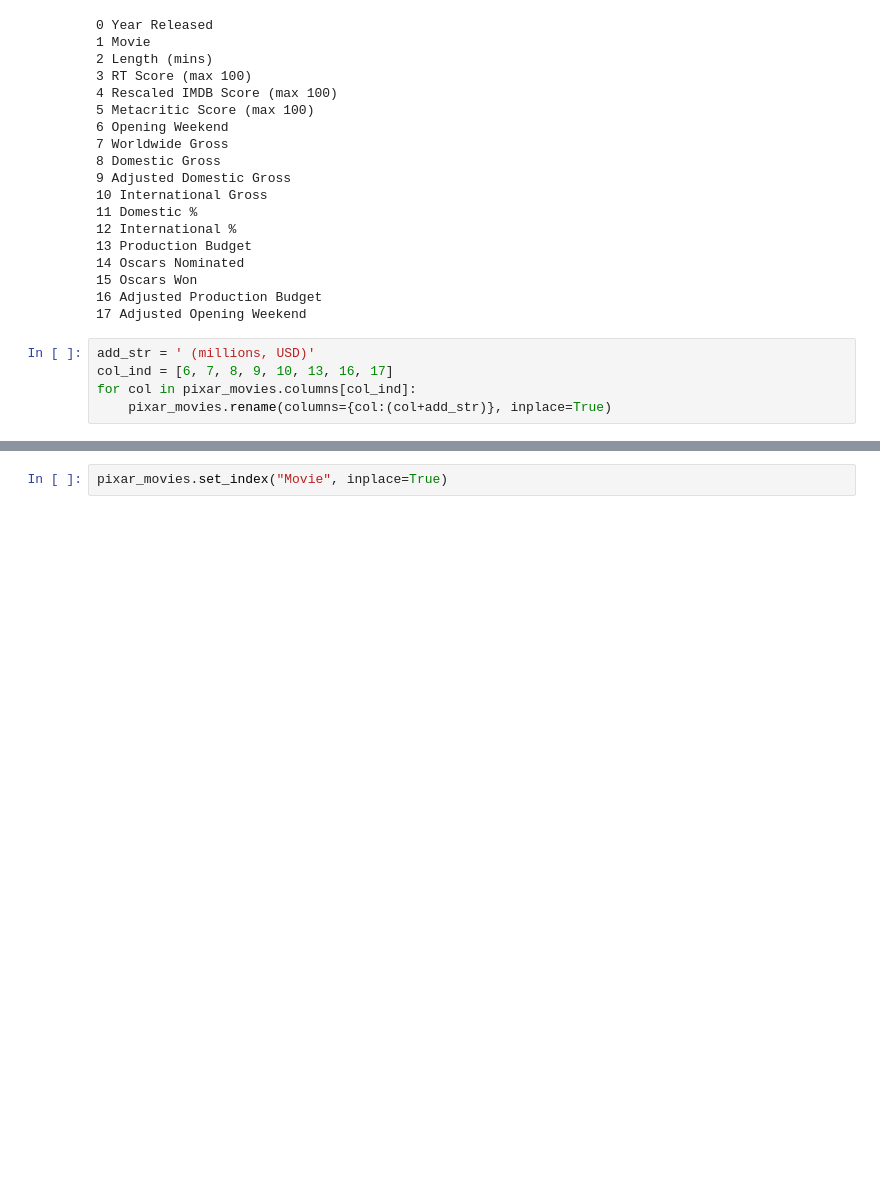
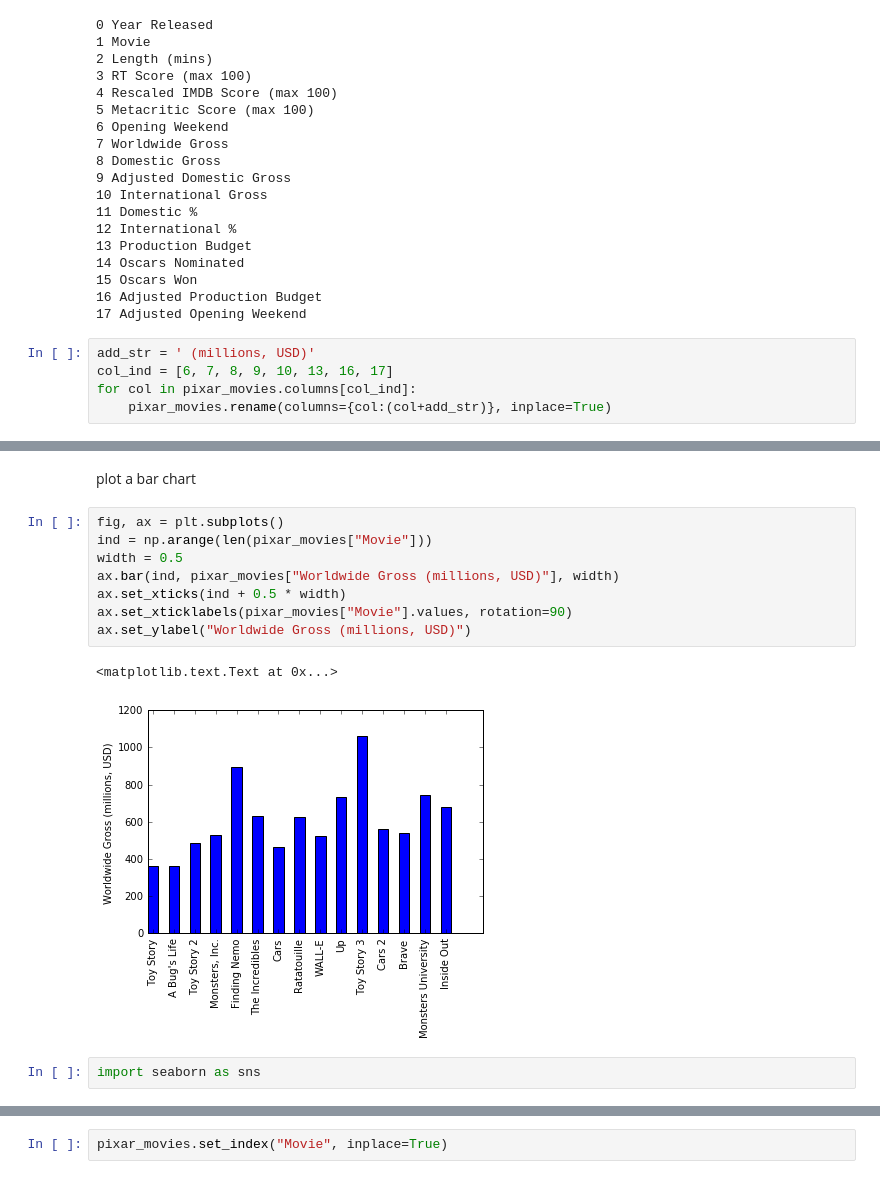
Before and after one commit to YiChanLee/PixarMoviesAnalysis, a Jupyter notebook: Pixar_Movie.ipynb, the cells around one changed output, grey strips where cells are left out. Saved outputs shown, nothing was run; the diff lists cells and outputs as text; blank space fills up the shorter version.

```diff
--- a/Pixar_Movie.ipynb
+++ b/Pixar_Movie.ipynb
@@ -560,0 +605,15 @@ pixar_movies.head()
+# %% [markdown]
+plot a bar chart
+# %%
+fig, ax = plt.subplots()
+ind = np.arange(len(pixar_movies["Movie"]))
+width = 0.5
+ax.bar(ind, pixar_movies["Worldwide Gross (millions, USD)"], width)
+ax.set_xticks(ind + 0.5 * width)
+ax.set_xticklabels(pixar_movies["Movie"].values, rotation=90)
+ax.set_ylabel("Worldwide Gross (millions, USD)")
+# %% [output]
+<matplotlib.text.Text at 0x...>
+[figure, added]
+# %%
+import seaborn as sns
```
Also changed, not shown: parts of 21 cells of this notebook.
